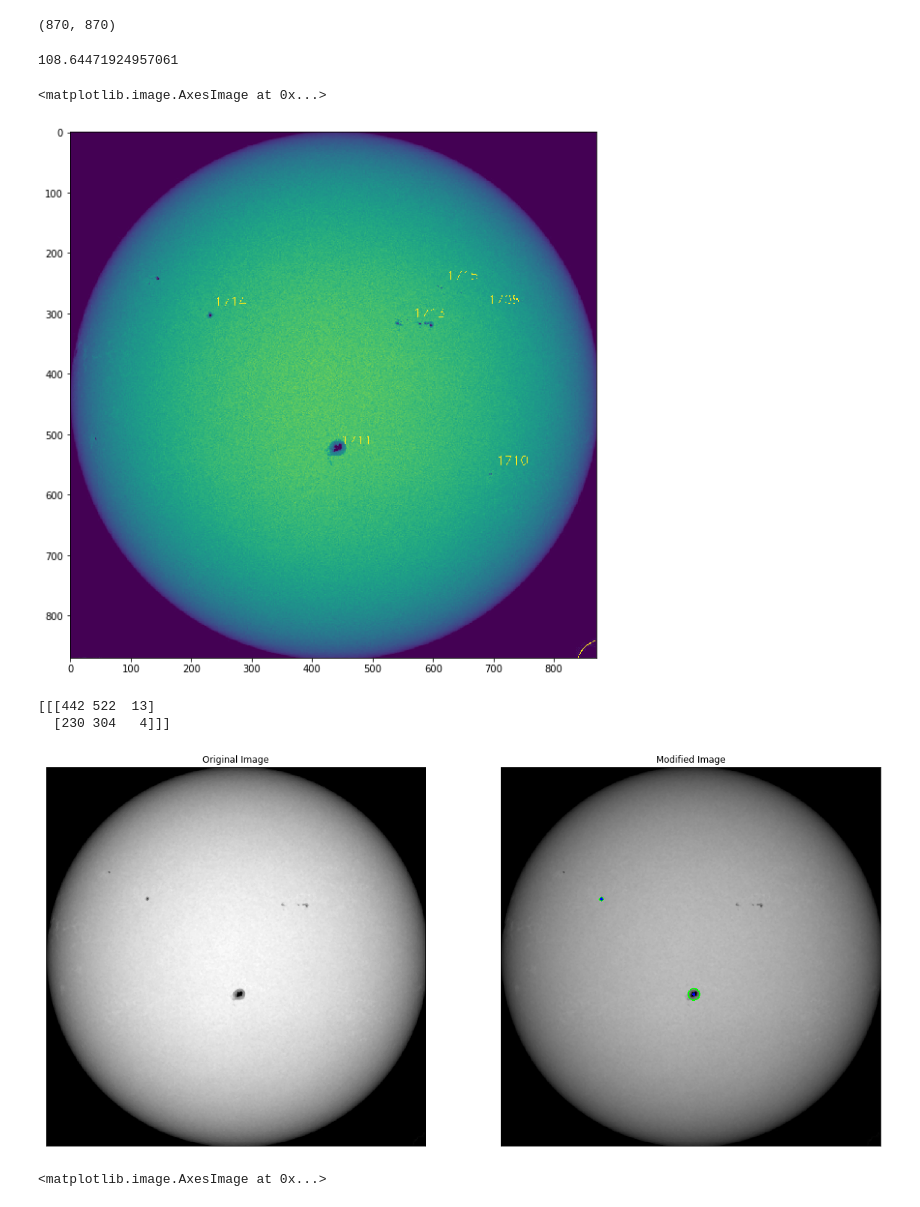
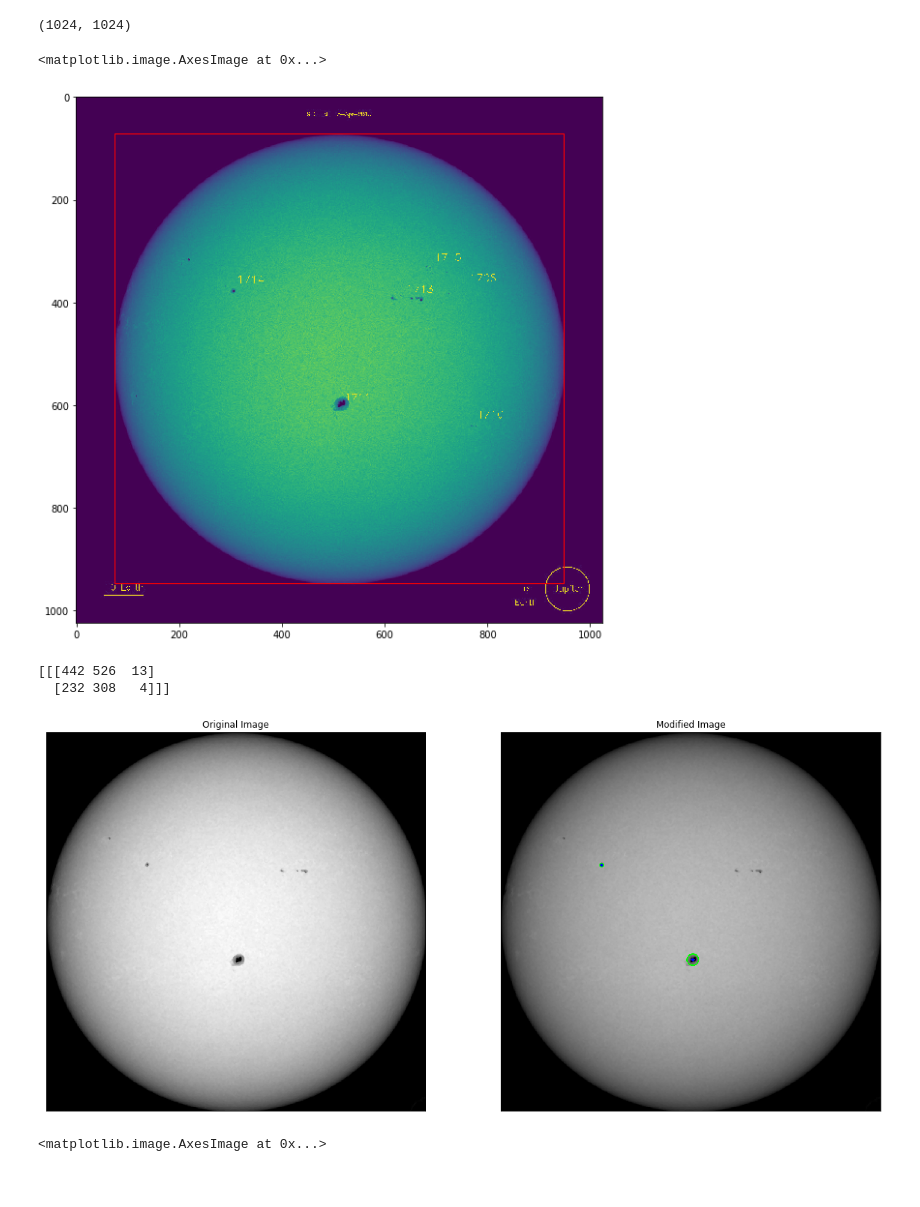
Before and after one commit to ccauet/teaching-data-analysis-beginners, a Jupyter notebook: notebooks/sunspots.ipynb, the cells around one changed output. Drawn from its saved outputs; the diff is of its cells as text; code cells hidden in the pictures.

```diff
--- a/notebooks/sunspots.ipynb
+++ b/notebooks/sunspots.ipynb
@@ -17,18 +18,17 @@ TEST_FILE = os.path.join(DATA_PATH, "sunspots_1024_20130405.jpg")
 # %%
 #img = mpimg.imread(TEST_FILE)
 img = cv2.imread(TEST_FILE,0)
-x, y, h, w = 75, 75, 870, 870
-img = img[y:y+h, x:x+w]
 img.shape
 # %% [output]
-(870, 870)
+(1024, 1024)
-# %%
-np.mean(img)
-# %% [output]
-108.64471924957061
-# %%
-plt.figure(figsize=(10,10))
-plt.imshow(img)
-# %% [output]
-<matplotlib.image.AxesImage at 0x...>
-[figure, removed]
+# %%
+fig, ax = plt.subplots(1, figsize=(10,10))
+
+x, y, h, w = 74, 71, 875, 875
+rect = patches.Rectangle((x,y),w,h,linewidth=1,edgecolor='r',facecolor='none')
+ax.add_patch(rect)
+
+plt.imshow(img)
+# %% [output]
+<matplotlib.image.AxesImage at 0x...>
+[figure, added]
@@ -35,5 +38,4 @@ plt.imshow(img)
 # %%
-img = cv2.medianBlur(img,5)
 cimg = cv2.cvtColor(img, cv2.COLOR_GRAY2BGR)
 
 circles = cv2.HoughCircles(img,cv2.HOUGH_GRADIENT,1,10,
@@ -58,8 +60,8 @@ plt.title('Modified Image'), plt.xticks([]), plt.yticks([])
 
 plt.show()
 # %% [output]
-[[[442 522  13]
-  [230 304   4]]]
+[[[442 526  13]
+  [232 308   4]]]
 [figure]
 # %%
 plt.figure(figsize=(30,30))
```
Also changed, not shown: parts of 2 cells of this notebook.
